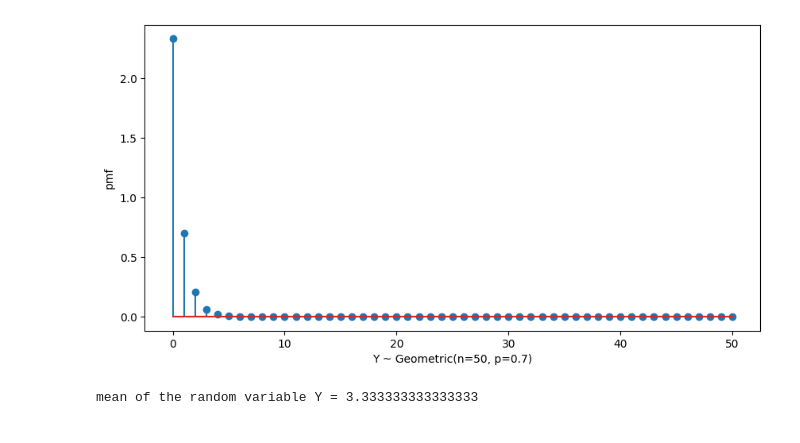
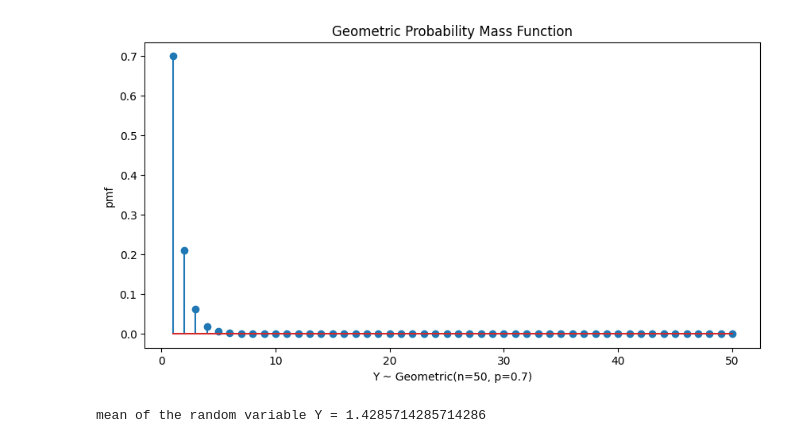
Before and after one commit to arsham-aazami/probability_homework-3, a Jupyter notebook: main.ipynb, the cells around one changed output. Cells and saved outputs as stored; diff of their text form; code cells hidden in the pictures.

```diff
--- a/main.ipynb
+++ b/main.ipynb
@@ -43,22 +39,24 @@ mean of the random variable X = 0.9999999999999997
 
 import matplotlib.pyplot as plt
 
-
-def calculate__geometric_pmf_and_mean(n, p):
-    #S(Y) = {1, 2, 3, ...}
+def calculate_geometric_pmf_and_mean(n, p):
+    # S(Y) = {1, 2, 3, ...}
     # Create a list of possible outcomes and their probabilities
-    pmfs = [(1-p)**(k-1)*p for k in range(0, n+1)]
+    probailities = [(1 - p)**(k - 1) * p for k in range(1, n + 1)]
     # Calculate the expected value of the random variable X
-    expected_value = sum(pmfs)
+    mean = 1 / p
     # Plot the probability mass function
     fig, ax = plt.subplots(figsize=(10, 5))
-    ax.stem(pmfs)
+    ax.stem(range(1, n + 1), probailities)
+
     plt.xlabel(f"Y ~ Geometric(n={n}, p={p})")
-    plt.ylabel(f"pmf")
+    plt.ylabel("pmf")
+    plt.title("Geometric Probability Mass Function")
     plt.show()
-    print(f"mean of the random variable Y = {expected_value}")
+
+    print(f"mean of the random variable Y = {mean}")
 # %%
-calculate__geometric_pmf_and_mean(50, 0.7)
+calculate_geometric_pmf_and_mean(50, 0.7)
 # %% [output]
-[figure, old version]
+[figure, new version]
-mean of the random variable Y = 3.333333333333333
+mean of the random variable Y = 1.4285714285714286
```
Also changed, not shown: parts of 5 cells of this notebook.
